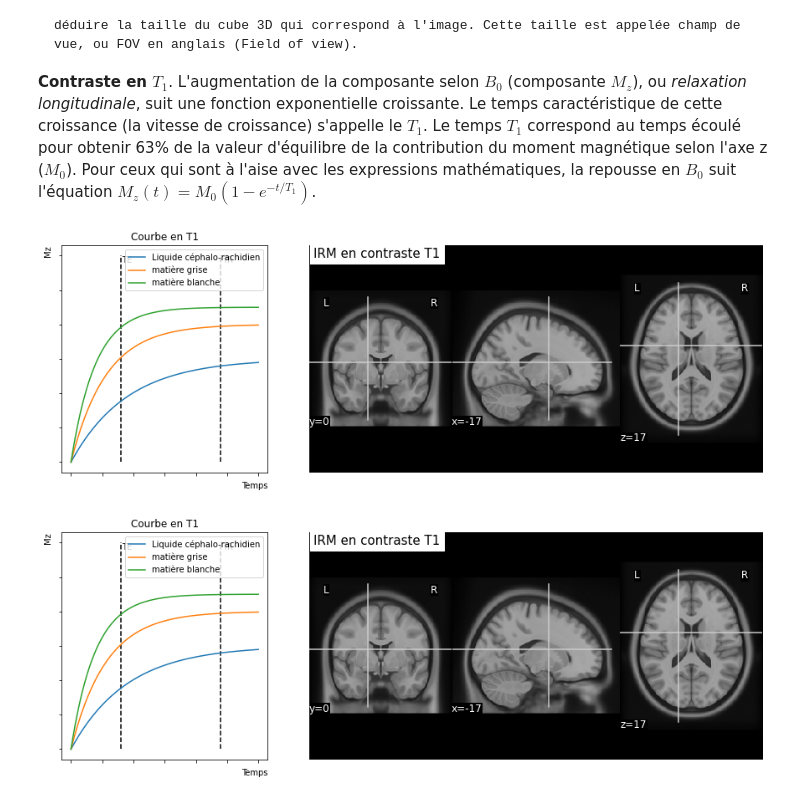
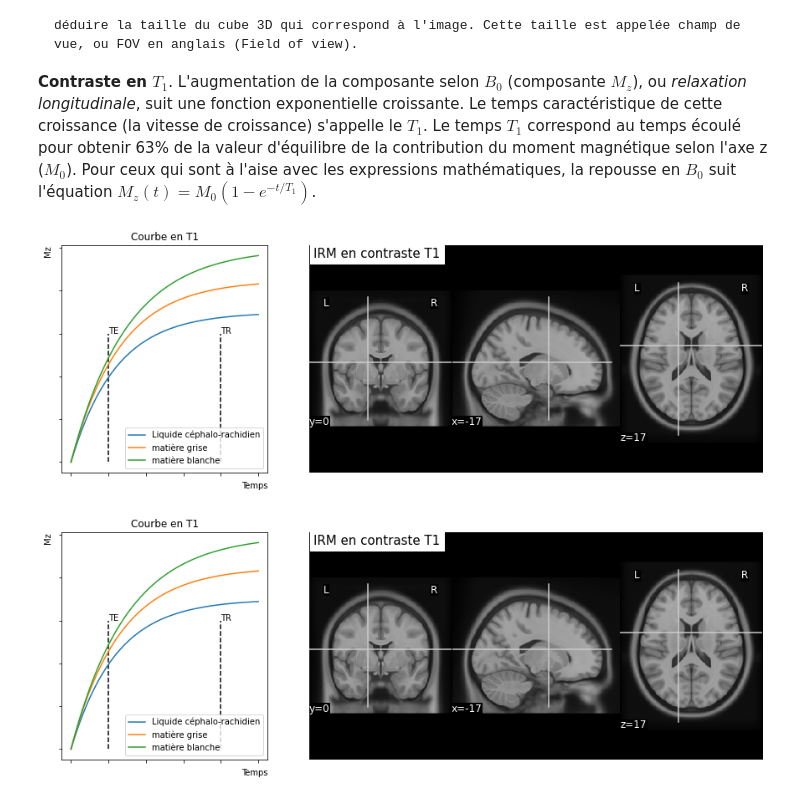
Before and after one commit to methodes-cogneuro/methodes-cogneuro.github.io, a Jupyter notebook: _sources/irm.ipynb, the cells around one changed output. Drawn from its saved outputs; the diff is of its cells as text; code cells hidden in the pictures.

````diff
--- a/_sources/irm.ipynb
+++ b/_sources/irm.ipynb
@@ -149,46 +149,46 @@ import matplotlib.pyplot as plt
 import numpy as np
 from myst_nb import glue
 
 # Initialise la figure
 fig = plt.figure(figsize=(15, 5))
 
 # Fonctions exponentielles pour les courbes T1 (à titre d'exemple seulement)
-x = np.linspace(0,15,100)
-y1 = 3 * (1- 0.8 ** x)
-y2 = 4 * (1 - 0.7 ** x)
-y3 = 4.5 * (1 - 0.6 ** x)
+t = np.linspace(0,5,100)
+y1 = 70 * (1 - np.exp(-t / 1.2))
+y2 = 85 * (1 - np.exp(-t / 1.3))
+y3 = 100 * (1 - np.exp(-t / 1.5))
 
 # Tracer la figure
 ax_plot = plt.subplot(1, 3, 1)
-plt.plot(x, y1, label="Liquide céphalo-rachidien")
-plt.plot(x, y2, label="matière grise")
-plt.plot(x, y3, label="matière blanche")
-plt.vlines(4, 0, 6, colors="black", linestyles="--")
-plt.text(4.1, 5.8, "TE")
-plt.vlines(12, 0, 6, colors="black", linestyles="--")
-plt.text(12.1, 5.8, "TR")
+plt.plot(t, y1, label="Liquide céphalo-rachidien")
+plt.plot(t, y2, label="matière grise")
+plt.plot(t, y3, label="matière blanche")
+plt.vlines(1, 0, 60, colors="black", linestyles="--")
+plt.text(1, 60, "TE")
+plt.vlines(4, 0, 60, colors="black", linestyles="--")
+plt.text(4, 60, "TR")
 plt.xlabel("Temps", loc="right")
 plt.ylabel("Mz", loc="top")
 plt.title("Courbe en T1")
 plt.legend()
 plt.gca().axes.yaxis.set_ticklabels([])
 plt.gca().axes.xaxis.set_ticklabels([])
 
 #Importer les modules requis et le jeu de données
 from nilearn.datasets import fetch_icbm152_2009
 from nilearn.plotting import plot_anat
 
 data_mri = fetch_icbm152_2009()
 
 # afficher l'image pondérée en T1
 ax_plot = plt.subplot2grid((1, 3), (0, 1), colspan=2)
 plot_anat(data_mri.t1, figure=fig, title="IRM en contraste T1", axes=ax_plot,
     cut_coords=[-17, 0, 17])
 
 glue("relax-t1-fig", fig, display=False)
 # %% [output]
-[figure, old version]
+[figure, new version]
-[figure, old version]
+[figure, new version]
 # %% [markdown]
 ```{glue:figure} relax-t1-fig
 :figwidth: 800px
````
Also changed, not shown: parts of 3 cells of this notebook, 5 other files.
